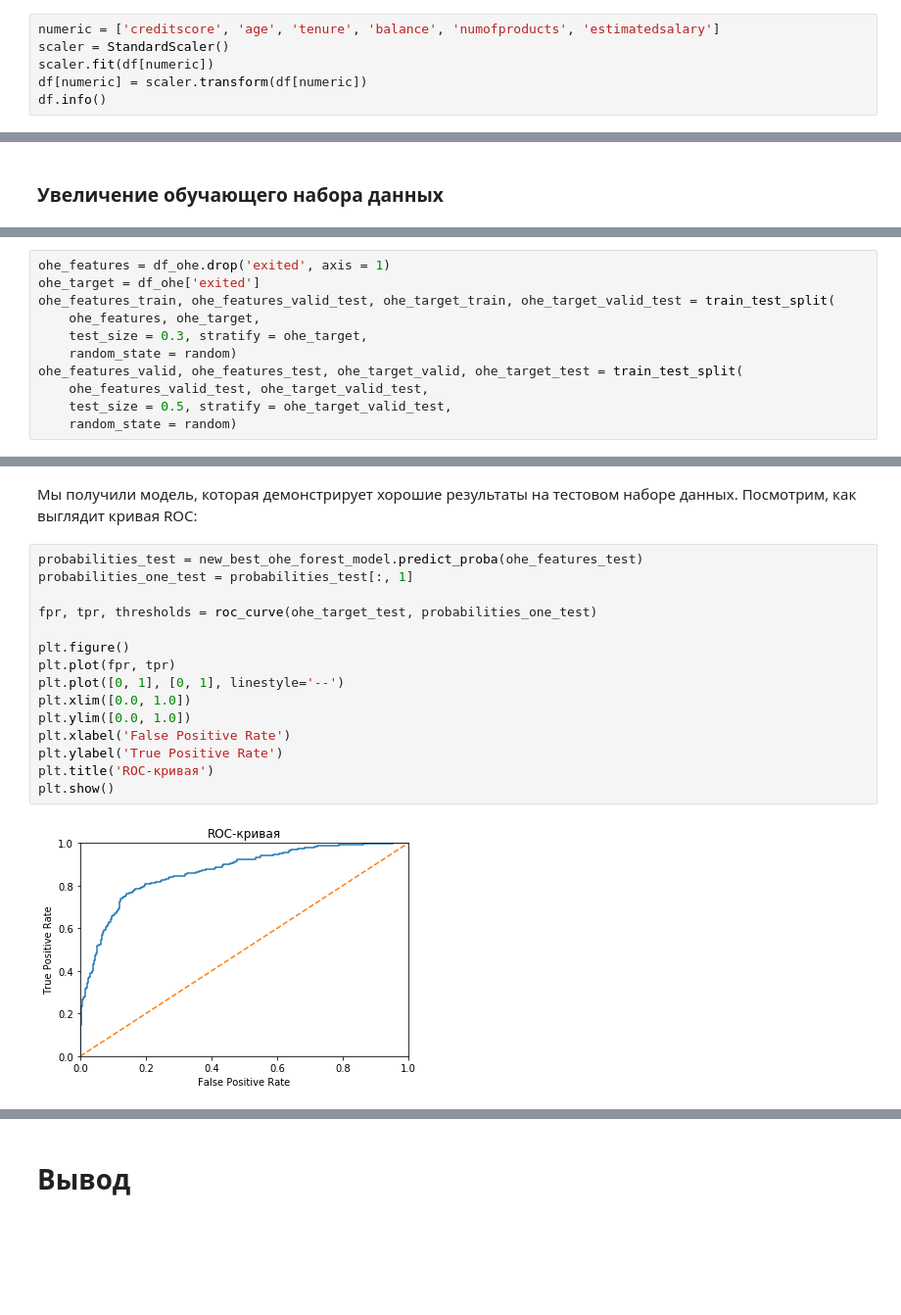
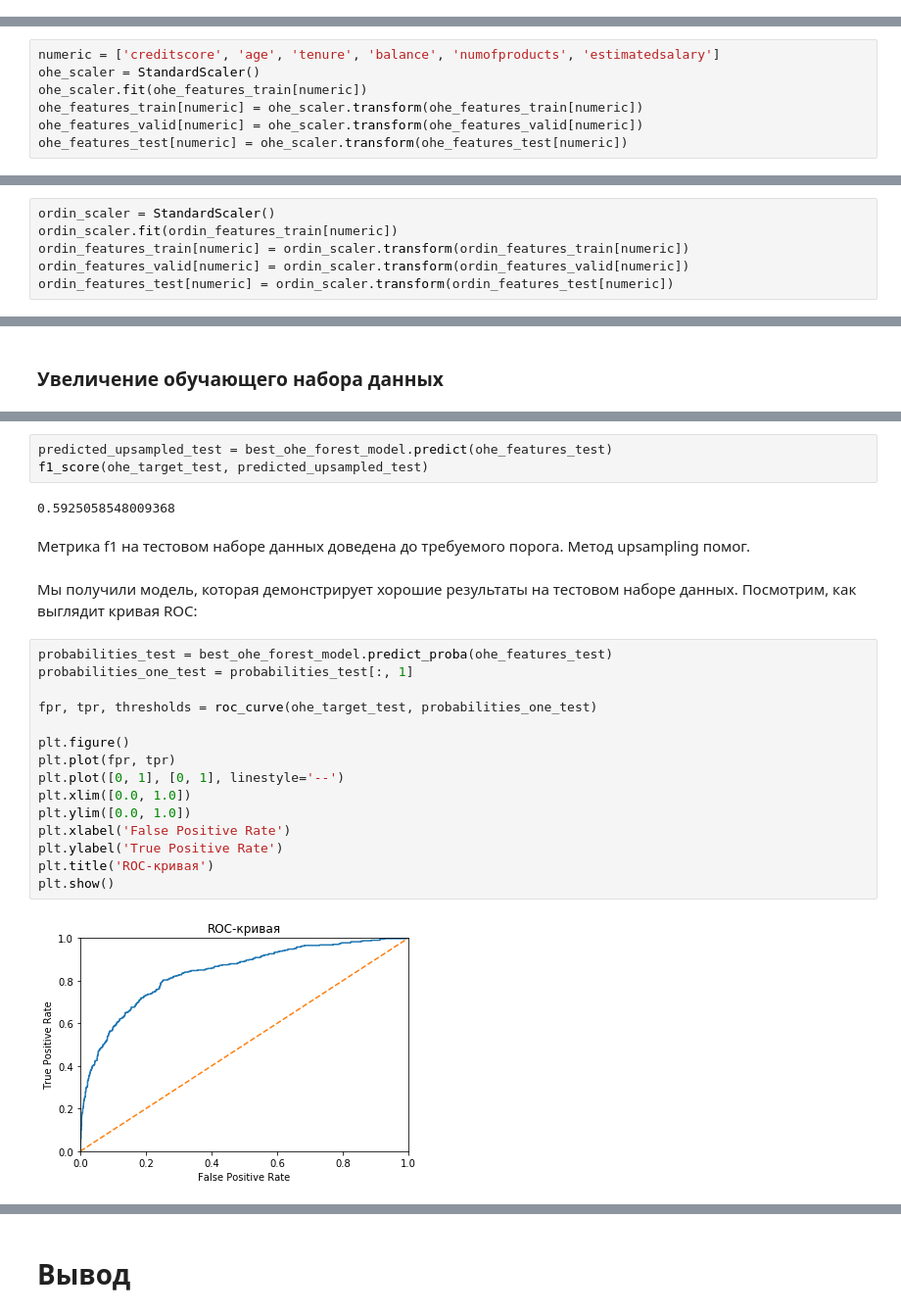
Before and after one commit to ivanos222/praktikum-projects, a Jupyter notebook: praktikum_project7_supervised_learning.ipynb, the cells around one changed output, grey strips where cells are left out. Shown: that part at 98% size. Drawn from its saved outputs; the diff is of its cells as text; blank space fills up the shorter version.

```diff
--- a/praktikum_project7_supervised_learning.ipynb
+++ b/praktikum_project7_supervised_learning.ipynb
@@ -253,6 +200,0 @@ df = df_raw.drop(['rownumber', 'customerid','surname'], axis = 1)
-# %%
-numeric = ['creditscore', 'age', 'tenure', 'balance', 'numofproducts', 'estimatedsalary']
-scaler = StandardScaler()
-scaler.fit(df[numeric])
-df[numeric] = scaler.transform(df[numeric])
-df.info()
@@ -394,3 +287,10 @@ ordin_features_valid, ordin_features_test, ordin_target_valid, ordin_target_test
     ordin_features_valid_test, ordin_target_valid_test,
     test_size = 0.5, stratify = ordin_target_valid_test,
     random_state = random)
+# %%
+numeric = ['creditscore', 'age', 'tenure', 'balance', 'numofproducts', 'estimatedsalary']
+ohe_scaler = StandardScaler()
+ohe_scaler.fit(ohe_features_train[numeric])
+ohe_features_train[numeric] = ohe_scaler.transform(ohe_features_train[numeric])
+ohe_features_valid[numeric] = ohe_scaler.transform(ohe_features_valid[numeric])
+ohe_features_test[numeric] = ohe_scaler.transform(ohe_features_test[numeric])
@@ -396,0 +315,6 @@ ordin_features_valid, ordin_features_test, ordin_target_valid, ordin_target_test
+# %%
+ordin_scaler = StandardScaler()
+ordin_scaler.fit(ordin_features_train[numeric])
+ordin_features_train[numeric] = ordin_scaler.transform(ordin_features_train[numeric])
+ordin_features_valid[numeric] = ordin_scaler.transform(ordin_features_valid[numeric])
+ordin_features_test[numeric] = ordin_scaler.transform(ordin_features_test[numeric])
@@ -1026,11 +891,0 @@ f1_score(ohe_target_test, predicted_upsampled_test)
-# %%
-ohe_features = df_ohe.drop('exited', axis = 1)
-ohe_target = df_ohe['exited']
-ohe_features_train, ohe_features_valid_test, ohe_target_train, ohe_target_valid_test = train_test_split(
-    ohe_features, ohe_target,
-    test_size = 0.3, stratify = ohe_target,
-    random_state = random)
-ohe_features_valid, ohe_features_test, ohe_target_valid, ohe_target_test = train_test_split(
-    ohe_features_valid_test, ohe_target_valid_test,
-    test_size = 0.5, stratify = ohe_target_valid_test,
-    random_state = random)
@@ -1128,22 +892,29 @@ f1_score(ohe_target_test, new_best_ohe_predicted_test)
+# %%
+predicted_upsampled_test = best_ohe_forest_model.predict(ohe_features_test)
+f1_score(ohe_target_test, predicted_upsampled_test)
+# %% [output]
+0.5925058548009368
+# %% [markdown]
+Метрика f1 на тестовом наборе данных доведена до требуемого порога. Метод upsampling помог.
 # %% [markdown]
 Мы получили модель, которая демонстрирует хорошие результаты на тестовом наборе данных. Посмотрим, как выглядит кривая ROC:
 # %%
-probabilities_test = new_best_ohe_forest_model.predict_proba(ohe_features_test)
+probabilities_test = best_ohe_forest_model.predict_proba(ohe_features_test)
 probabilities_one_test = probabilities_test[:, 1]
 
 fpr, tpr, thresholds = roc_curve(ohe_target_test, probabilities_one_test)
 
 plt.figure()
 plt.plot(fpr, tpr)
 plt.plot([0, 1], [0, 1], linestyle='--')
 plt.xlim([0.0, 1.0])
 plt.ylim([0.0, 1.0])
 plt.xlabel('False Positive Rate')
 plt.ylabel('True Positive Rate')
 plt.title('ROC-кривая')
 plt.show()
 # %% [output]
-[figure, old version]
+[figure, new version]
 # %%
 roc_auc_score(ohe_target_test, probabilities_one_test)
 # %% [output]
```
Also changed, not shown: parts of 74 cells of this notebook.
